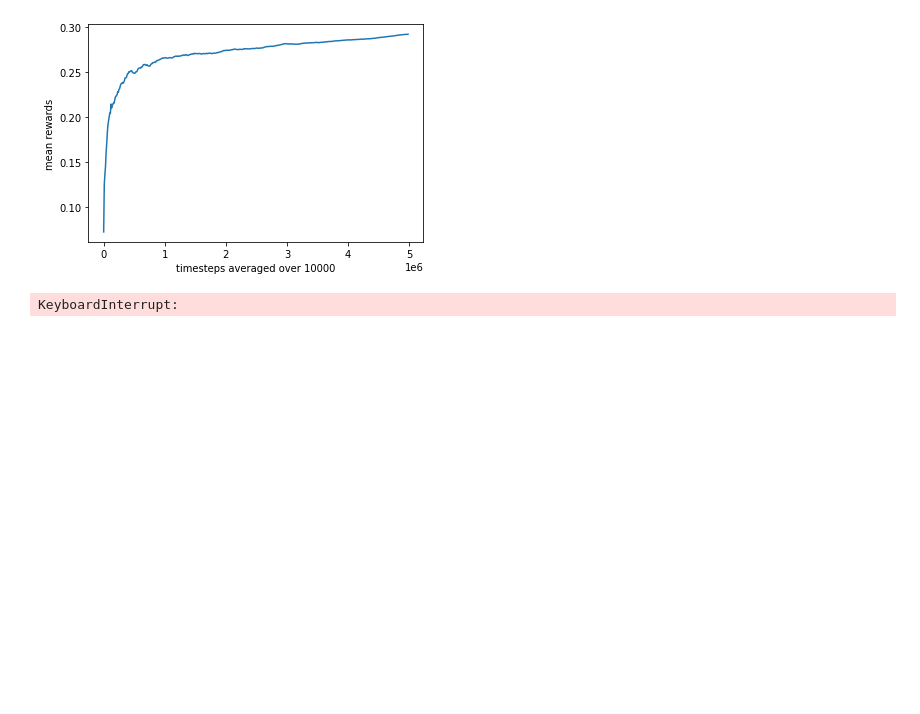
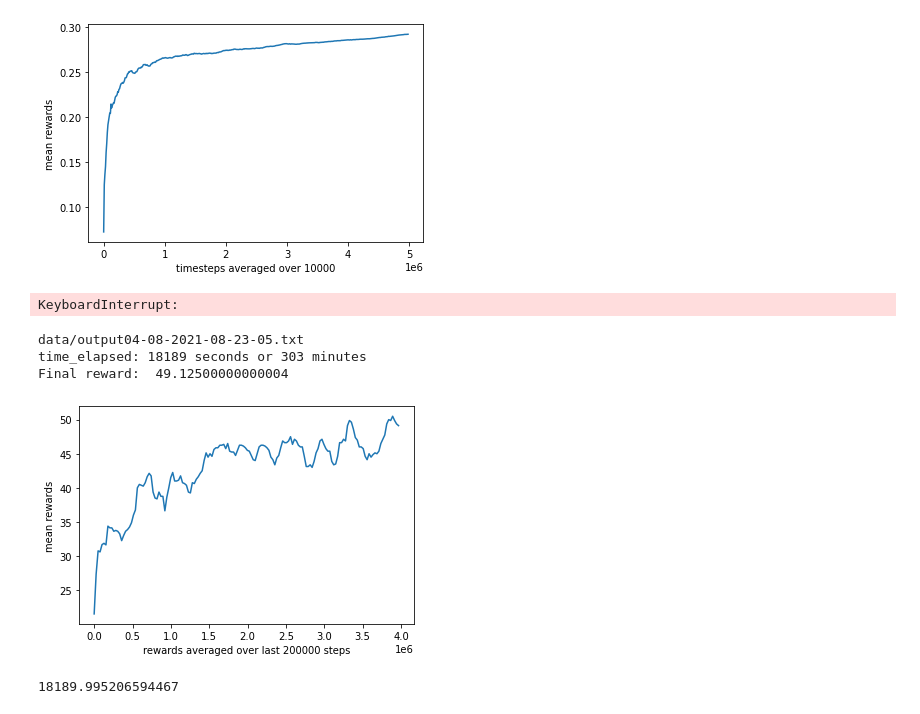
Before and after one commit to gijskoning/Reproducibility_project, a Jupyter notebook: experiments.ipynb, the cells around one changed output. Drawn from its saved outputs; the diff is of its cells as text; code cells hidden in the pictures; blank space fills up the shorter version.

```diff
--- a/experiments.ipynb
+++ b/experiments.ipynb
@@ -213,0 +224,9 @@ KeyboardInterrupt:
+# %%
+# Running IAM_static with mini batch of 32. Works way better!
+plot_data("output04-08-2021-08-23-05.txt")
+# %% [output]
+data/output04-08-2021-08-23-05.txt
+time_elapsed: 18189 seconds or 303 minutes
+Final reward:  49.12500000000004
+[figure, added]
+18189.995206594467
```
Also changed, not shown: parts of 1 cell of this notebook, 4 other files.
